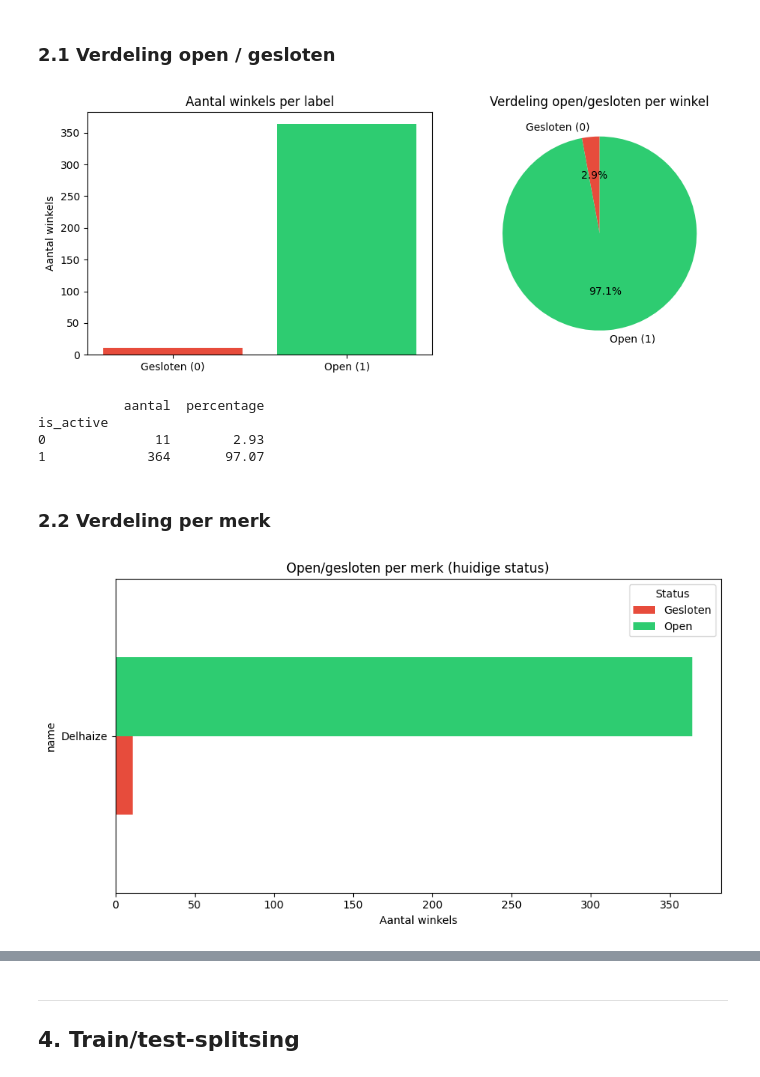
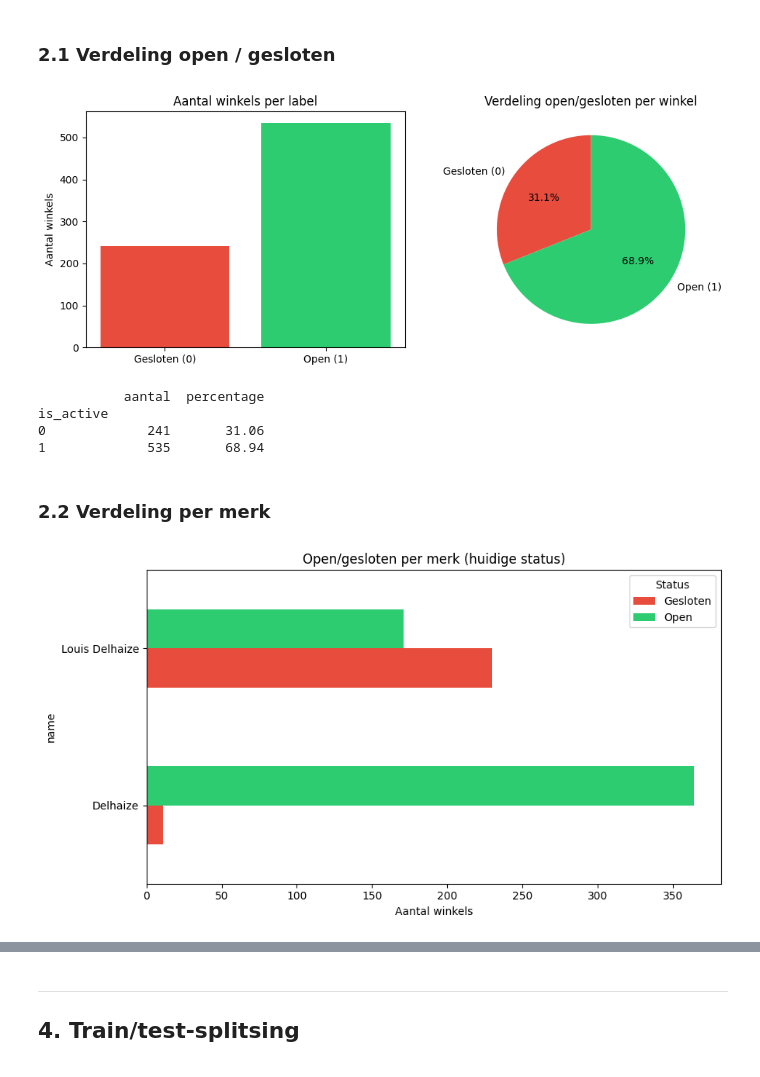
Before and after one commit to MaximVDS/BP_Maxim_Van_Der_Schueren_2526, a Jupyter notebook: proof_of_concept/poc.ipynb, the cells around one changed output, grey strips where cells are left out. Cells and saved outputs as stored; diff of their text form; code cells hidden in the pictures.

```diff
--- a/proof_of_concept/poc.ipynb
+++ b/proof_of_concept/poc.ipynb
@@ -148,31 +143,31 @@ dtype: object
 # %% [markdown]
 ### 2.1 Verdeling open / gesloten
 # %%
-df_basis = pd.read_csv("../../data accurat/basisinfo delhaize.csv", low_memory=False)
+df_basis = pd.read_csv("../../data accurat/combined basisinfo.csv", low_memory=False)
 
 label_counts = df_basis["is_active"].value_counts().sort_index()
 label_pct    = label_counts / len(df_basis) * 100
 
 fig, axes = plt.subplots(1, 2, figsize=(10, 4))
 
 axes[0].bar(["Gesloten (0)", "Open (1)"], label_counts.values, color=["#e74c3c", "#2ecc71"])
 axes[0].set_title("Aantal winkels per label")
 axes[0].set_ylabel("Aantal winkels")
 
 axes[1].pie(label_counts.values, labels=["Gesloten (0)", "Open (1)"],
             autopct="%1.1f%%", colors=["#e74c3c", "#2ecc71"], startangle=90)
 axes[1].set_title("Verdeling open/gesloten per winkel")
 
 plt.tight_layout()
 plt.show()
 
 print(label_counts.to_frame("aantal").assign(percentage=label_pct.round(2)))
 # %% [output]
-[figure, old version]
+[figure, new version]
            aantal  percentage
 is_active
-0              11        2.93
-1             364       97.07
+0             241       31.06
+1             535       68.94
 # %% [markdown]
 ### 2.2 Verdeling per merk
 # %%
@@ -188,4 +183,4 @@ plt.legend(title="Status")
 plt.tight_layout()
 plt.show()
 # %% [output]
-[figure, old version]
+[figure, new version]
```
Also changed, not shown: parts of 42 cells of this notebook, 8 other files.
